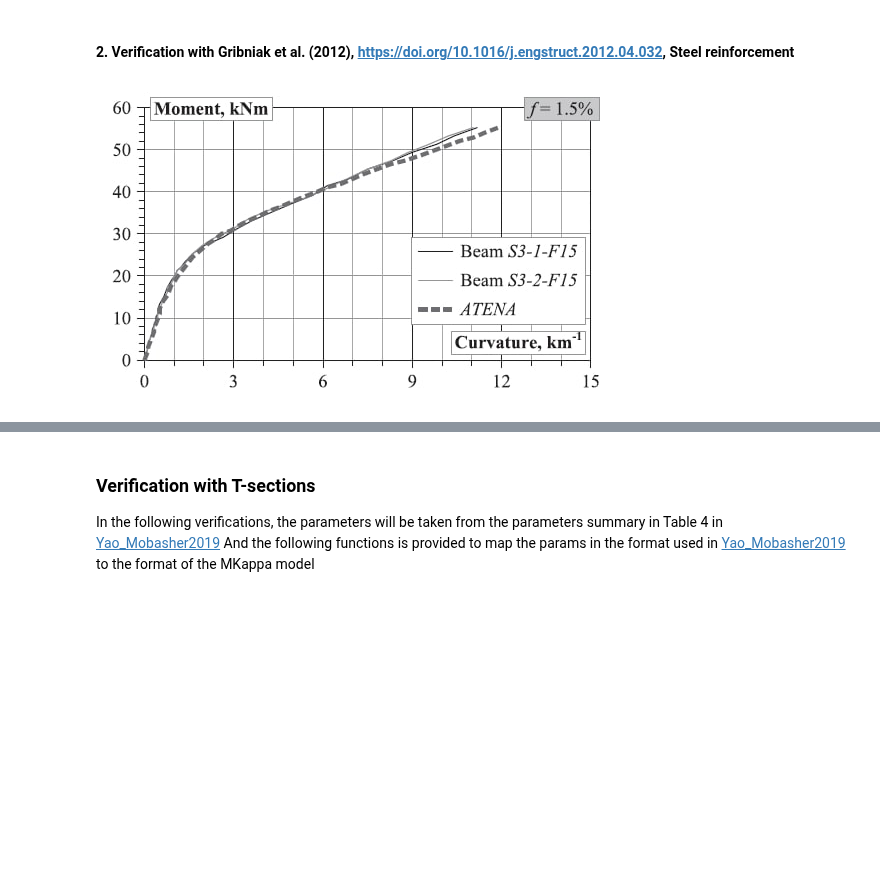
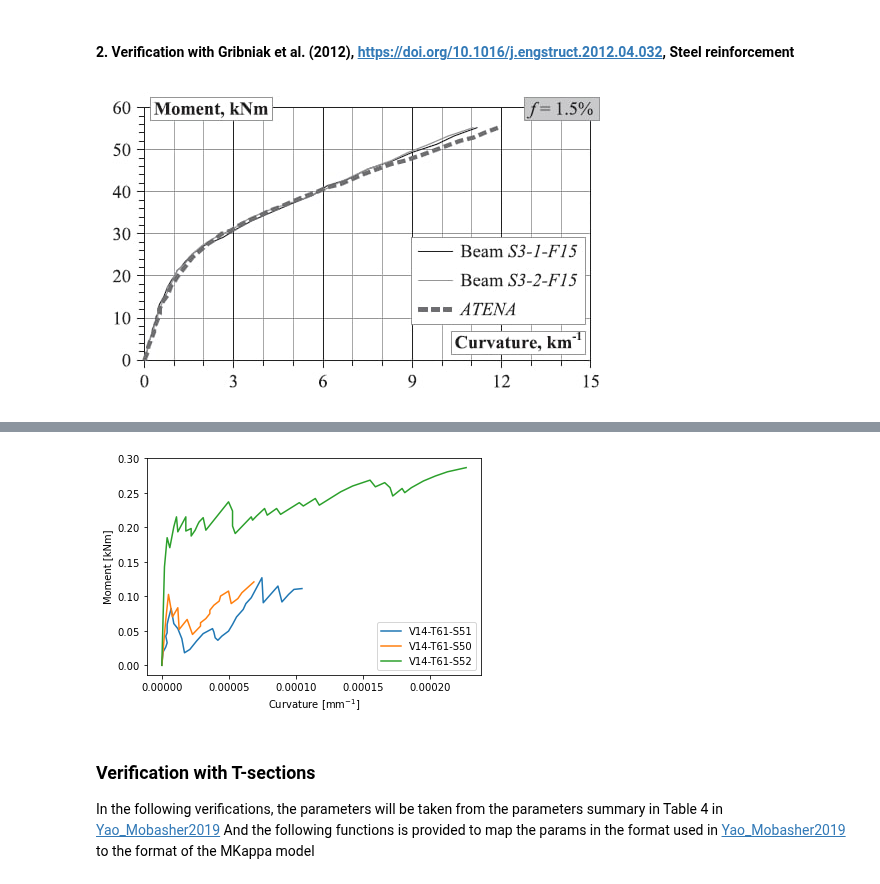
Before and after one commit to rosoba/bmcs_cross_section, a Jupyter notebook: notebooks/mkappa/mkappa_verification.ipynb, the cells around one changed output, grey strips where cells are left out. Cells and saved outputs as stored; diff of their text form; code cells hidden in the pictures; blank space fills up the shorter version.

```diff
--- a/notebooks/mkappa/mkappa_verification.ipynb
+++ b/notebooks/mkappa/mkappa_verification.ipynb
@@ -206,12 +212,14 @@ map_and_assign_params_for_rectangular_section(mc,
 plot_mk_ver(mc, ver_data1)
 # %%
 # b)
-excel_file = join('./verification_data/Rem20/Abbildung_4-12', 'Rempel_2018_4-12-b.xlsx')
+excel_file = join('./verification_data/rem20/Abbildung_4-12', 'Rem18_4-12-b.xlsx')
 data = pd.read_excel(excel_file)
 k= data['V14-T61-S51_k'] * 1e-3; m= data['V14-T61-S51_m']; ver_data = [k, m]; plt.plot(k, m, label='V14-T61-S51')
 k1= data['V14-T61-S50_k'] * 1e-3; m1= data['V14-T61-S50_m']; ver_data1 = [k1, m1]; plt.plot(k1, m1, label='V14-T61-S50')
 k2= data['V14-T61-S52_k'] * 1e-3; m2= data['V14-T61-S52_m']; ver_data2 = [k2, m2]; plt.plot(k2, m2, label='V14-T61-S52')
 plt.legend(); plt.ylabel('Moment [kNm]'); plt.xlabel('Curvature [mm$^{-1}$]');
+# %% [output]
+[figure, added]
 # %%
 # V14-T61-S52
 mc = MKappa(n_m=100, n_kappa = 100)
```
Also changed, not shown: parts of 4 cells of this notebook, 13 other files.
